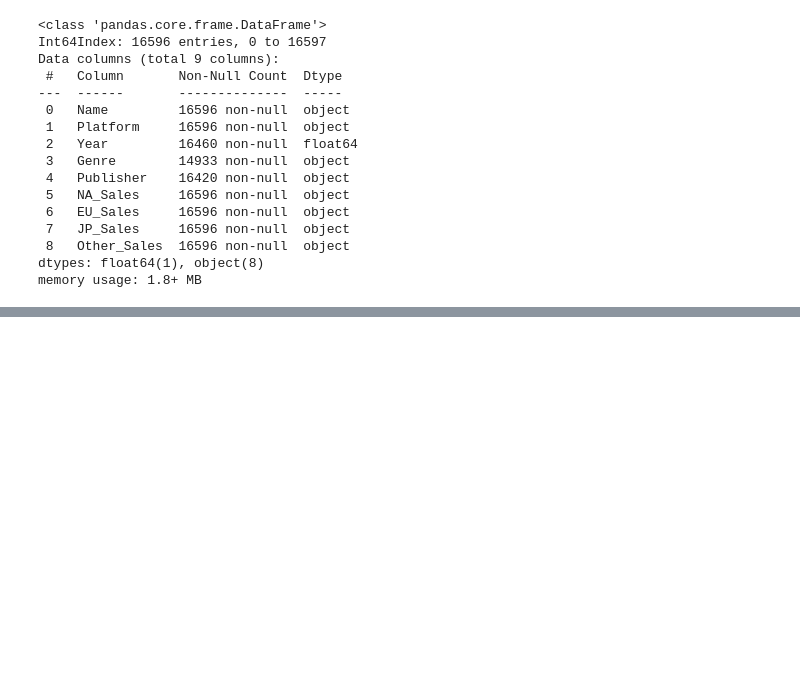
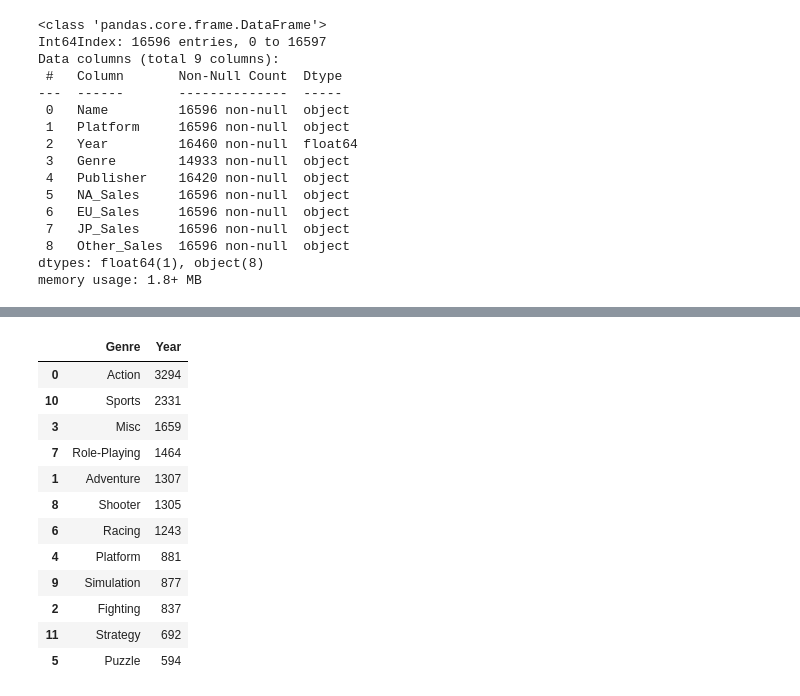
Before and after one commit to e080hsm/Section1_Project, a Jupyter notebook: ai14_n1xx_우성호.ipynb, the cells around one changed output, grey strips where cells are left out. Saved outputs shown, nothing was run; the diff lists cells and outputs as text; code cells hidden in the pictures; blank space fills up the shorter version.

```diff
--- a/ai14_n1xx_우성호.ipynb
+++ b/ai14_n1xx_우성호.ipynb
@@ -339,0 +307,18 @@ make_pie(df[df.Genre != 'Role-Playing'], min= 1999, max = 2005)
+# %%
+#df_describe(df, 'Year', 'Genre')
+#df[df.Name.str.contains('\(\w+\)')]
+df.groupby('Genre')['Year'].count().reset_index().sort_values('Year', ascending= False)
+# %% [output]
+|  | Genre | Year |
+| 0 | Action | 3294 |
+| 10 | Sports | 2331 |
+| 3 | Misc | 1659 |
+| 7 | Role-Playing | 1464 |
+| 1 | Adventure | 1307 |
+| 8 | Shooter | 1305 |
+| 6 | Racing | 1243 |
+| 4 | Platform | 881 |
+| 9 | Simulation | 877 |
+| 2 | Fighting | 837 |
+| 11 | Strategy | 692 |
+| 5 | Puzzle | 594 |
```
Also changed, not shown: parts of 10 cells of this notebook.
